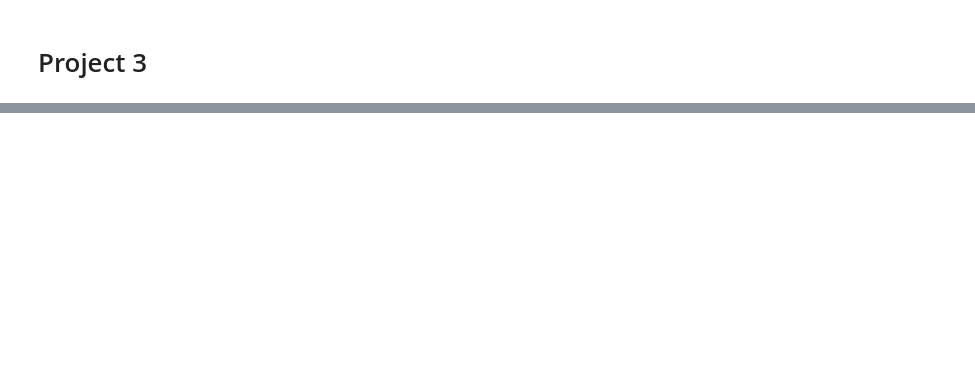
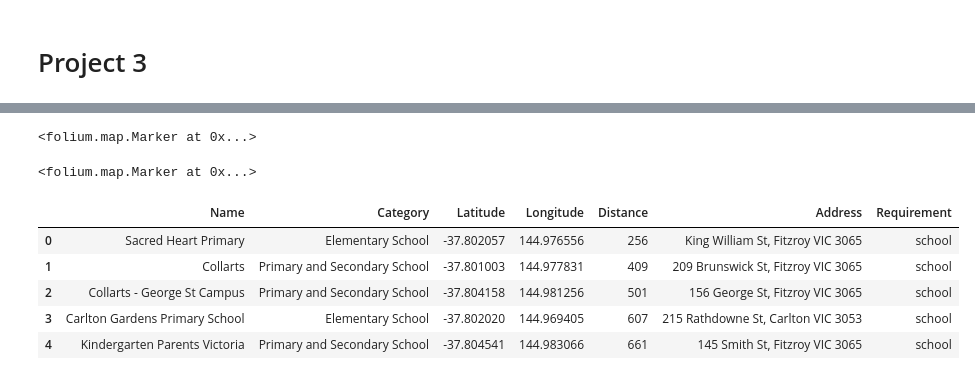
Before and after one commit to nerealarrachea/maps, a Jupyter notebook: src/main.ipynb, the cells around one changed output, grey strips where cells are left out. Cells and saved outputs as stored; diff of their text form; code cells hidden in the pictures; blank space fills up the shorter version.

```diff
--- a/src/main.ipynb
+++ b/src/main.ipynb
@@ -23,0 +110,7 @@ db = client["ironhack"]
+# %%
+#perth_lat = -32.0040859
+#perth_long = 115.7613067
+perth_lat = -31.978220
+perth_long = 115.890840
+mel_lat = -37.8042193
+mel_long = 144.9755475
@@ -23,0 +124,37 @@ db = client["ironhack"]
+# %%
+map_mel = folium.Map(location = [mel_lat, mel_long], zoom_start=12,  tiles="Stamen Watercolor")
+marker_1= folium.Marker(location = [mel_lat, mel_long])
+folium.Circle([mel_lat, mel_long], radius = 4000).add_to(map_mel)
+marker_1.add_to(map_mel)
+# %% [output]
+<folium.map.Marker at 0x...>
+# %%
+map_perth = folium.Map(location = [perth_lat, perth_long], zoom_start=12,  tiles="Stamen Watercolor")
+marker_1= folium.Marker(location = [perth_lat, perth_long])
+folium.Circle([perth_lat, perth_long], radius = 4000).add_to(map_perth)
+marker_1.add_to(map_perth)
+# %% [output]
+<folium.map.Marker at 0x...>
+# %%
+#list of requirements
+req ={'school':{'distance':3000,'cat_id':12057,'sort':'DISTANCE'},
+       'starbucks':{'distance':2000,'cat_id':'starbucks','sort':'DISTANCE'},
+       'bar':{'distance':2000,'cat_id':13003,'sort':'DISTANCE'},
+       'club':{'distance':2000,'cat_id':10032,'sort':'DISTANCE'},
+       'Airport':{'distance':30000,'cat_id':19037,'sort':'RELEVANCE'},
+       'vegan':{'distance':1500,'cat_id':'vegan','sort':'DISTANCE'},
+       'basketball':{'distance':4000,'cat_id':18008,'sort':'DISTANCE'},
+       'pet grooming':{'distance':3000,'cat_id':11134,'sort':'DISTANCE'},
+       'design company':{'distance':2000,'cat_id':'design','sort':'DISTANCE'},
+        'tech company':{'distance':3000,'cat_id':'tech','sort':'DISTANCE'}}
+# %%
+df_melbourne = viz.get_points_of_interest(mel_lat,mel_long,req)
+# %%
+df_melbourne.head()
+# %% [output]
+|  | Name | Category | Latitude | Longitude | Distance | Address | Requirement |
+| 0 | Sacred Heart Primary | Elementary School | -37.802057 | 144.976556 | 256 | King William St, Fitzroy VIC 3065 | school |
+| 1 | Collarts | Primary and Secondary School | -37.801003 | 144.977831 | 409 | 209 Brunswick St, Fitzroy VIC 3065 | school |
+| 2 | Collarts - George St Campus | Primary and Secondary School | -37.804158 | 144.981256 | 501 | 156 George St, Fitzroy VIC 3065 | school |
+| 3 | Carlton Gardens Primary School | Elementary School | -37.802020 | 144.969405 | 607 | 215 Rathdowne St, Carlton VIC 3053 | school |
+| 4 | Kindergarten Parents Victoria | Primary and Secondary School | -37.804541 | 144.983066 | 661 | 145 Smith St, Fitzroy VIC 3065 | school |
```
Also changed, not shown: parts of 28 cells of this notebook.
